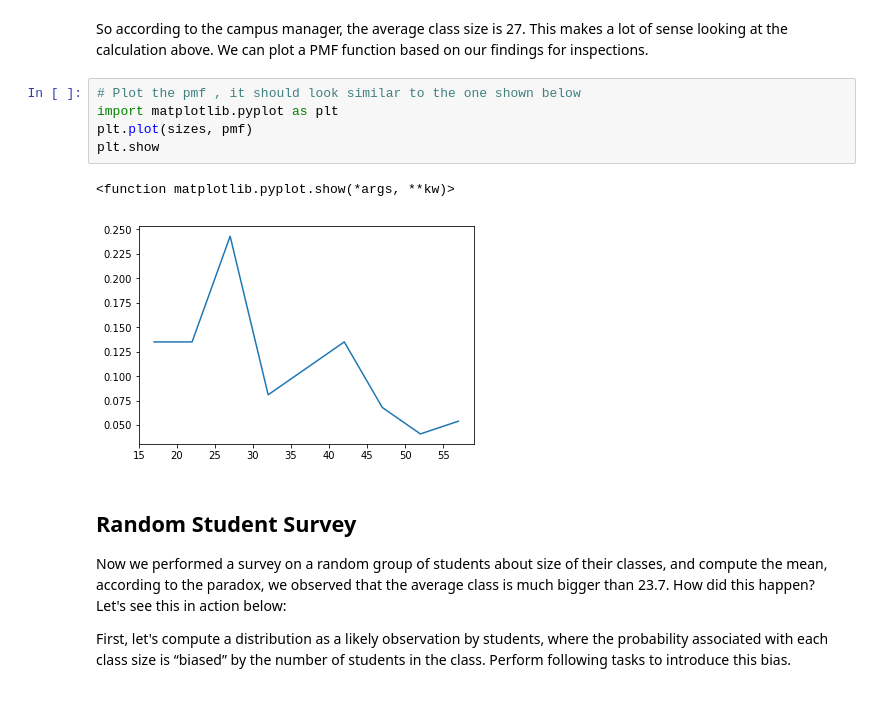
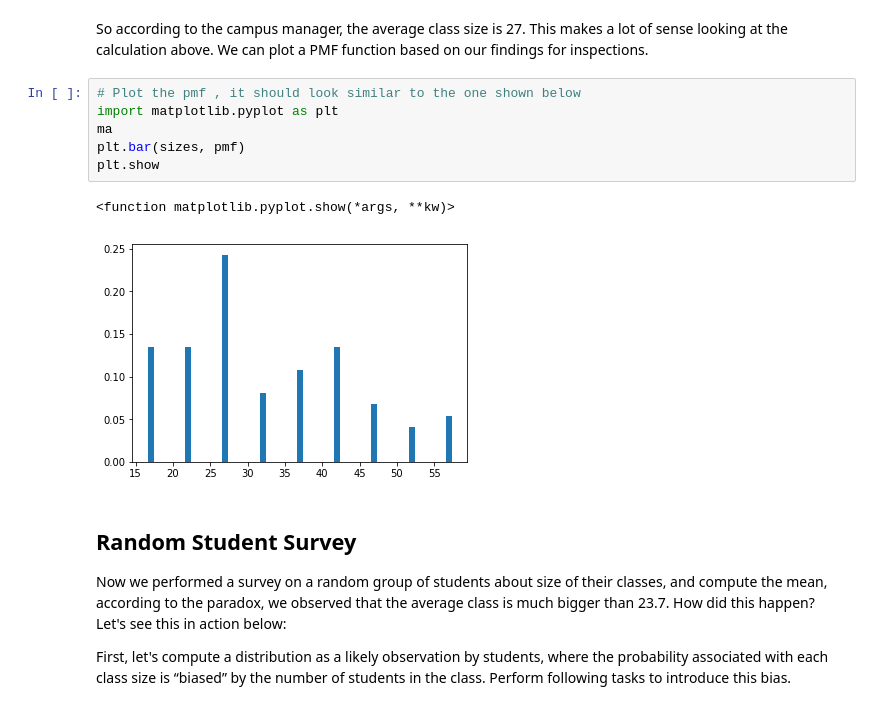
Before and after one commit to Pietrassyk/dsc-probability-mass-function-lab-nyc-ds-career-042219, a Jupyter notebook: index.ipynb, the cells around one changed output. Drawn from its saved outputs; the diff is of its cells as text.

```diff
--- a/index.ipynb
+++ b/index.ipynb
@@ -96,11 +96,12 @@ So according to the campus manager, the average class size is 27. This makes a l
 # %%
 # Plot the pmf , it should look similar to the one shown below
 import matplotlib.pyplot as plt
-plt.plot(sizes, pmf)
+ma
+plt.bar(sizes, pmf)
 plt.show
 # %% [output]
 <function matplotlib.pyplot.show(*args, **kw)>
-[figure, old version]
+[figure, new version]
 # %% [markdown]
 ## Random Student Survey
 
```
